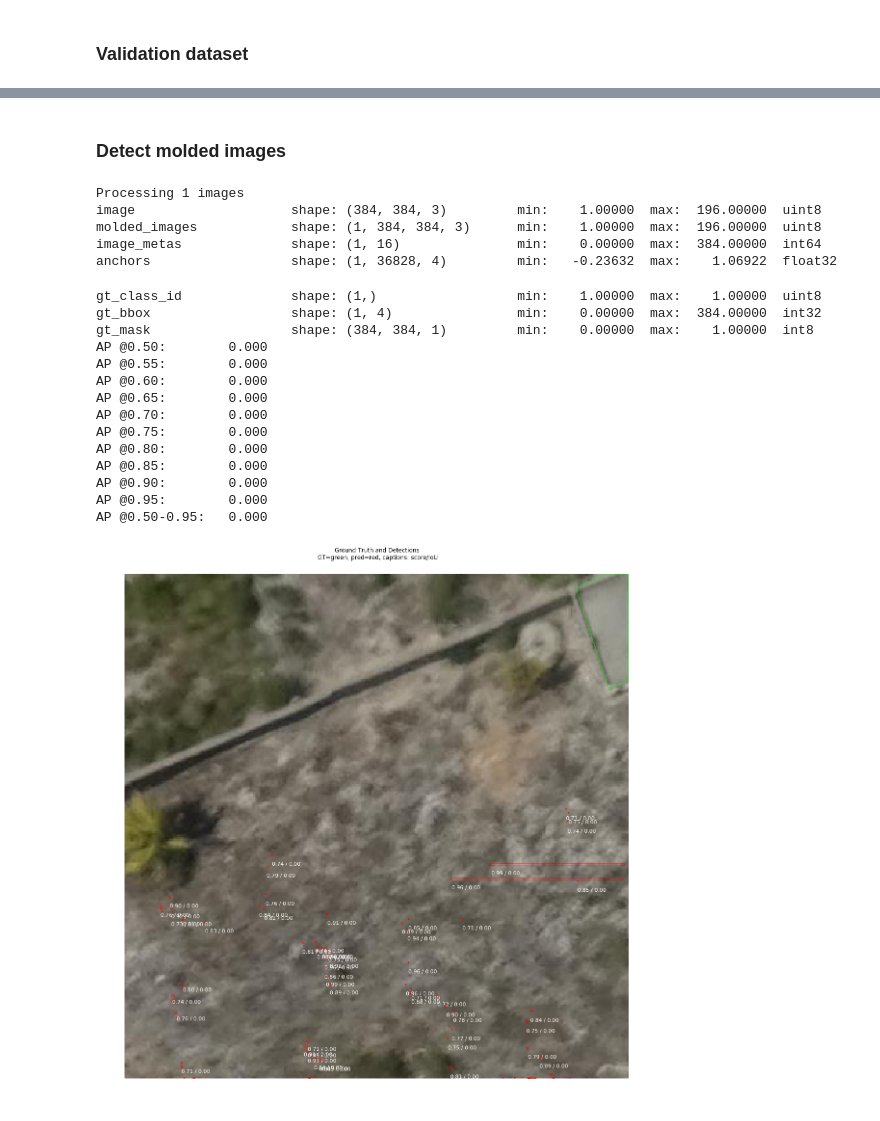
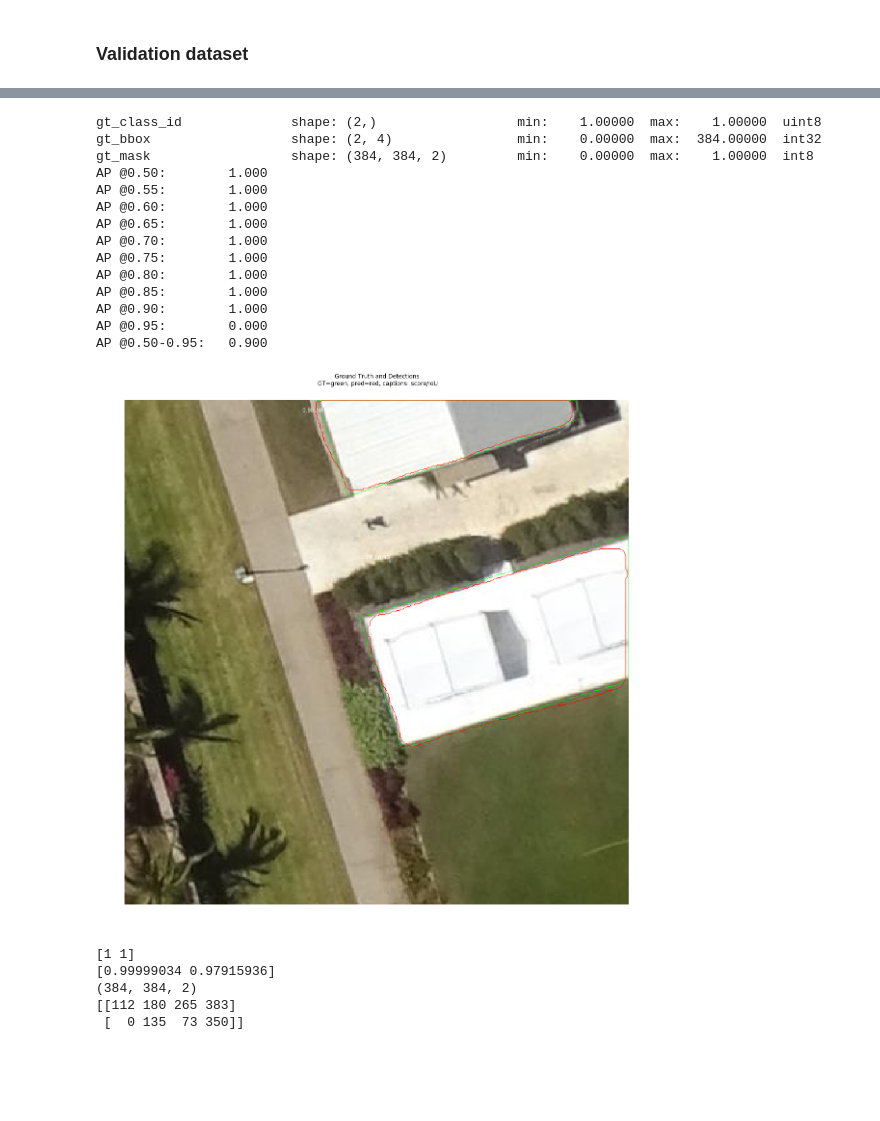
Before and after one commit to Oslandia/tanzania-challenge, a Jupyter notebook: example/building_model.ipynb, the cells around one changed output, grey strips where cells are left out. Saved outputs shown, nothing was run; the diff lists cells and outputs as text; code cells hidden in the pictures; blank space fills up the shorter version.

```diff
--- a/example/building_model.ipynb
+++ b/example/building_model.ipynb
@@ -231,0 +237,2 @@ visualize.display_instances(image, gt_bbox, gt_mask, gt_class_id, val_bd.class_n
+# %%
+model_dir = "../data/open_ai_tanzania/output/instance_segmentation/checkpoints/"
@@ -231,0 +242,5 @@ visualize.display_instances(image, gt_bbox, gt_mask, gt_class_id, val_bd.class_n
+# %%
+weights_path = model.find_last()
+# %%
+print("Loading weights ", weights_path)
+model.load_weights(weights_path, by_name=True)
@@ -256,2 +274,0 @@ visualize.display_instances(image, gt_bbox, gt_mask, gt_class_id, val_bd.class_n
-# %% [markdown]
-### Detect molded images
@@ -274,43 +275,50 @@ def get_ax(rows=1, cols=1, size=16):
 # %%
 # Run object detection
-results = model.detect_molded(np.expand_dims(image, 0), np.expand_dims(image_meta, 0), verbose=1)
+#results = model.detect_molded(np.expand_dims(image, 0), np.expand_dims(image_meta, 0), verbose=1)
+results = model.detect(np.expand_dims(image, 0))
 
 # Display results
 r = results[0]
 log("gt_class_id", gt_class_id)
 log("gt_bbox", gt_bbox)
 log("gt_mask", gt_mask)
 
 # Compute AP over range 0.5 to 0.95 and print it
 utils.compute_ap_range(gt_bbox, gt_class_id, gt_mask,
                        r['rois'], r['class_ids'], r['scores'], r['masks'],
                        verbose=1)
 
 visualize.display_differences(
     image,
     gt_bbox, gt_class_id, gt_mask,
     r['rois'], r['class_ids'], r['scores'], r['masks'],
     val_bd.class_names, ax=get_ax(),
     show_box=False, show_mask=False,
     iou_threshold=0.5, score_threshold=0.5)
 # %% [output]
-Processing 1 images
-image                    shape: (384, 384, 3)         min:    1.00000  max:  196.00000  uint8
-molded_images            shape: (1, 384, 384, 3)      min:    1.00000  max:  196.00000  uint8
-image_metas              shape: (1, 16)               min:    0.00000  max:  384.00000  int64
-anchors                  shape: (1, 36828, 4)         min:   -0.23632  max:    1.06922  float32
+gt_class_id              shape: (2,)                  min:    1.00000  max:    1.00000  uint8
+gt_bbox                  shape: (2, 4)                min:    0.00000  max:  384.00000  int32
+gt_mask                  shape: (384, 384, 2)         min:    0.00000  max:    1.00000  int8
+AP @0.50:        1.000
+AP @0.55:        1.000
+AP @0.60:        1.000
+AP @0.65:        1.000
+AP @0.70:        1.000
+AP @0.75:        1.000
+AP @0.80:        1.000
+AP @0.85:        1.000
+AP @0.90:        1.000
+AP @0.95:        0.000
+AP @0.50-0.95:   0.900
-gt_class_id              shape: (1,)                  min:    1.00000  max:    1.00000  uint8
-gt_bbox                  shape: (1, 4)                min:    0.00000  max:  384.00000  int32
-gt_mask                  shape: (384, 384, 1)         min:    0.00000  max:    1.00000  int8
-AP @0.50:        0.000
-AP @0.55:        0.000
-AP @0.60:        0.000
-AP @0.65:        0.000
-AP @0.70:        0.000
-AP @0.75:        0.000
-AP @0.80:        0.000
-AP @0.85:        0.000
-AP @0.90:        0.000
-AP @0.95:        0.000
-AP @0.50-0.95:   0.000
-[figure, old version]
+[figure, new version]
+# %%
+print(r["class_ids"])
+print(r["scores"])
+print(r["masks"].shape)
+print(r["rois"])
+# %% [output]
+[1 1]
+[0.99999034 0.97915936]
+(384, 384, 2)
+[[112 180 265 383]
+ [  0 135  73 350]]
```
Also changed, not shown: parts of 40 cells of this notebook.
